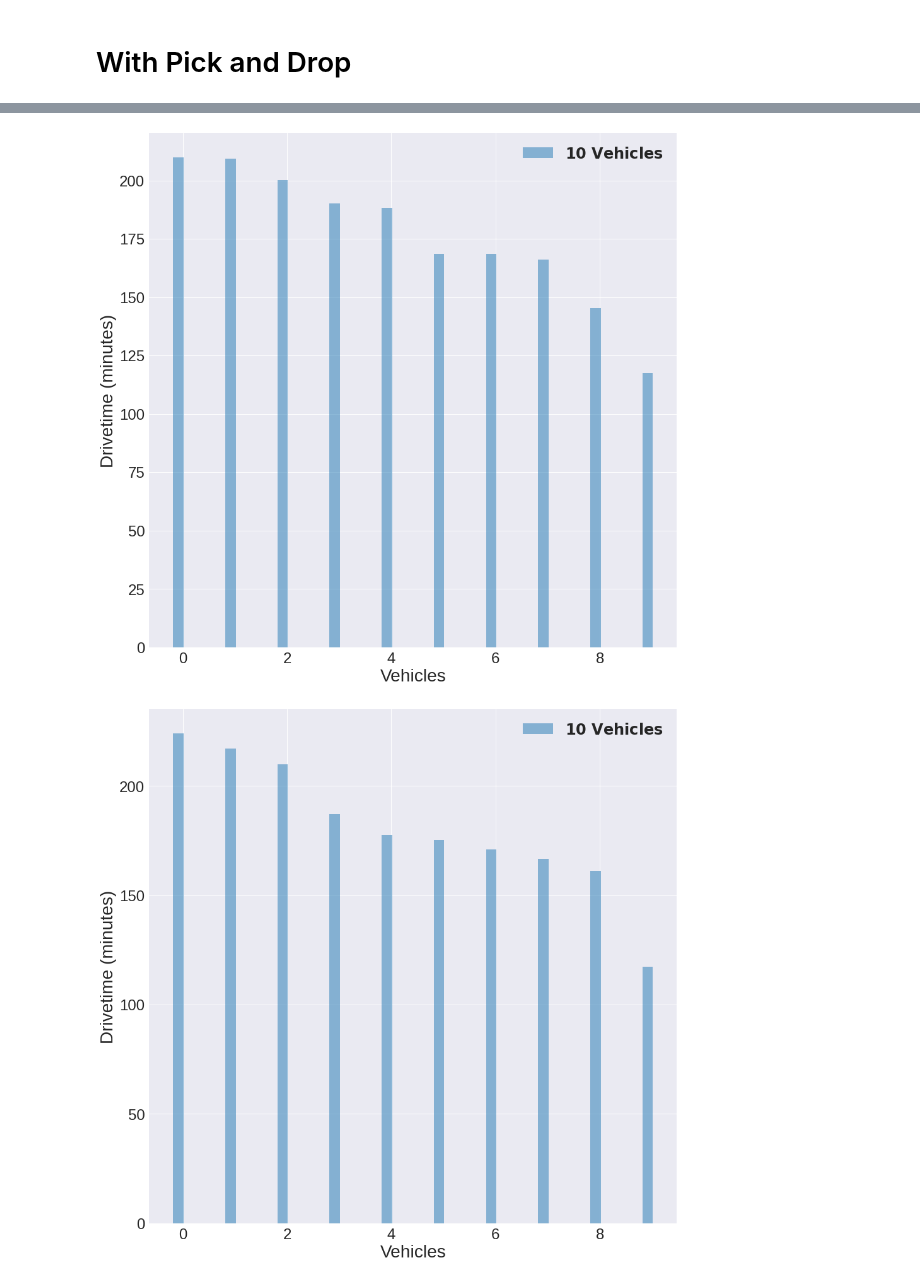
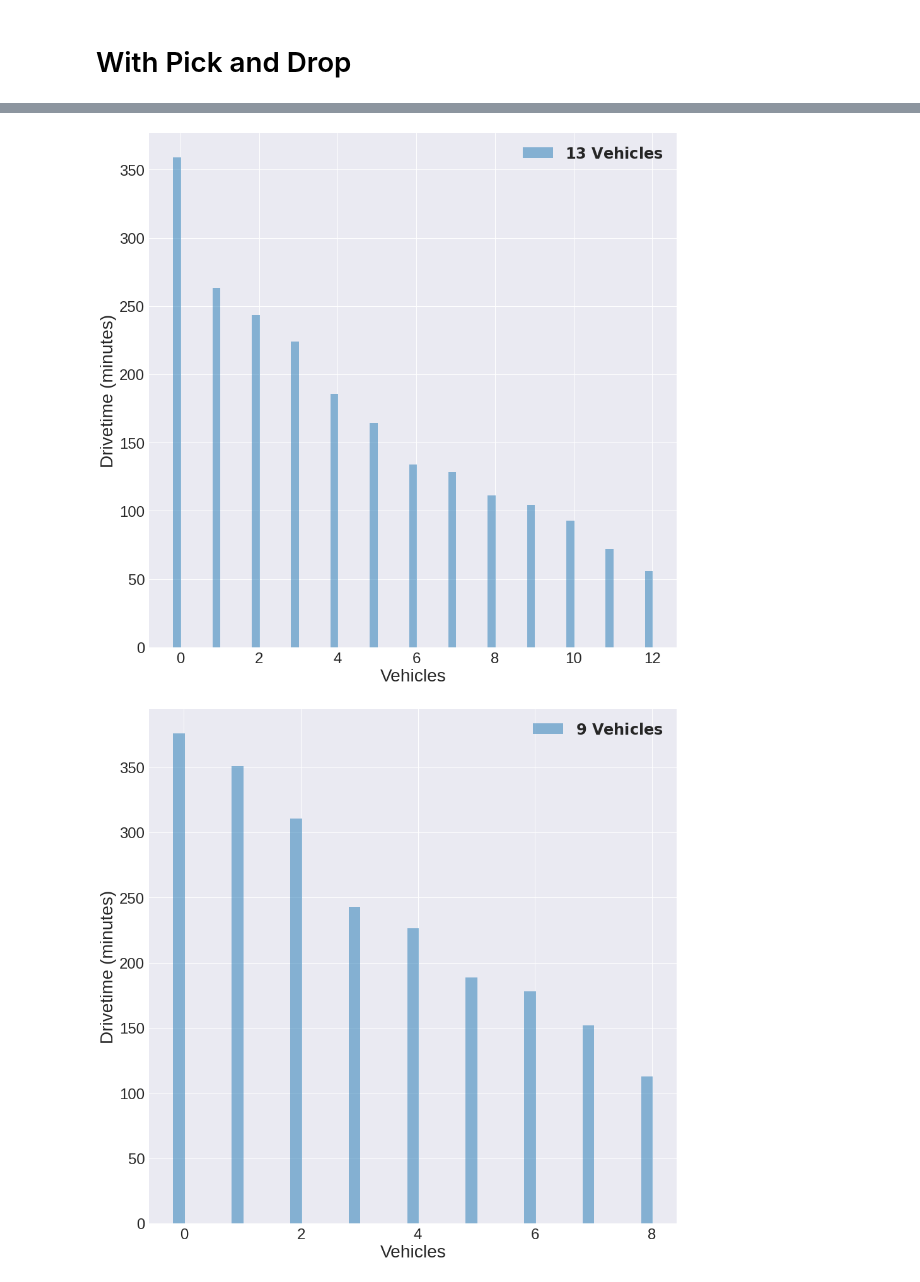
Before and after one commit to kallekj/Explorer, a Jupyter notebook: src/Pick_and_Drop_test.ipynb, the cells around one changed output, grey strips where cells are left out. Saved outputs shown, nothing was run; the diff lists cells and outputs as text; code cells hidden in the pictures.

Commit message:
Rerun of genetic algorithms completed

```diff
--- a/src/Pick_and_Drop_test.ipynb
+++ b/src/Pick_and_Drop_test.ipynb
@@ -31,7 +31,7 @@ import geopandas as gpd
 # https://stackoverflow.com/questions/40536560/ipython-and-jupyter-autocomplete-not-working#40544668
 api = "Tfmt6Sxyn-nfinSHUyUo3xmVDWdtwAUyh6C8Y3HTZhU"
 
-dataset = "UK50_1"
+dataset = "UK75_3"
 meta_data, distance_data, station_data = parse_UK_Data("../datasets/{}/{}.txt".format(dataset[:-2],dataset))
 
 station_coordinates = pd.read_csv('../datasets/{}/{}_coordinates.csv'.format(dataset[:-2],dataset), encoding='utf-8')
@@ -65,7 +65,7 @@ vehicles = initializeVehicles(startIndices=startNodeIndeces,vehicleData=vehicleD
 
 
 vehicleData_pick_and_drop = {"emptyWeights":[3000],"maxLoads":[3650],"fuelEmpty":[12],"fuelFull":[15]}
-vehicles_pick_and_drop = initializeVehicles(startIndices=startNodeIndeces,vehicleData=vehicleData_pick_and_drop,
+vehicles_pick_and_drop = initializeVehicles(startIndices=startNodeIndeces*2,vehicleData=vehicleData_pick_and_drop,
                                                             routingContext=routingContext)
 
 
@@ -78,7 +78,7 @@ translate_dict = {}
 for i,x in enumerate(endNodeIndeces):
     translate_dict[x] = 100+i
 initial_solution = cheapest_insertion_dict(locationNodeIndeces,vehicles,endNodeIndeces,routingContext)
-
+initial_solution_pick_and_drop = cheapest_insertion_dict(locationNodeIndeces,vehicles_pick_and_drop,endNodeIndeces,routingContext)
 
 
 cost_function_dict = {"distance_matrix":distance_matrix_here,"time_matrix":time_matrix_here,
@@ -95,7 +95,7 @@ data_model_input_multi_objective = {'routing_context':routingContext,'vehicles':
                                     'min_drivetime':min_allowed_drivetime_hours}
 
 data_model_input_multi_objective_pick_and_drop = {'routing_context':routingContext,'vehicles':vehicles_pick_and_drop,'end_points':endNodeIndeces,'pickup_points':locationNodeIndeces,
-                                    'initial_solution':initial_solution,
+                                    'initial_solution':initial_solution_pick_and_drop,
                                     'objective_amount':2,'objective_labels':['Total Fuel','Total Drive Time'],
                                     'constraint_amount':6,'number_of_cities':routingContext.distance_matrix.shape[0],
                                     'min_drivetime':min_allowed_drivetime_hours}
@@ -105,7 +105,7 @@ plot_data_storage_base = {'fitness':[], 'route_distance':[],'fuel_consumption':[
 
 amount_of_runs = 1
 amount_of_evaluations = 10000
-observer_update_interval = 60
+observer_update_interval = 1
 logpath = "parameter_data/{}".format(dataset)
 mutation_arange = np.arange(0.1,1,0.2)
 crossover_arange = np.arange(0.25,0.8,0.25)
@@ -238,10 +248,8 @@ from jmetal.util.density_estimator import CrowdingDistance
 from jmetal.util.ranking import FastNonDominatedRanking
 from jmetal.util.comparator import DominanceComparator, Comparator, MultiComparator
 
-parameters_NSGAIII = optimal_parameters["NSGAIII"]
 
-
-plot_data_NSGAIII = deepcopy(plot_data_storage_base)
+plot_data_NSGAIII_pick_and_drop = deepcopy(plot_data_storage_base)
 for x in range(amount_of_runs):
 
     problem_NSGAIII_pick_and_drop = VRP_pickup_and_drop(data_model_input_multi_objective_pick_and_drop)
@@ -261,15 +269,15 @@ for x in range(amount_of_runs):
     performance_observer_NSGAIII_pick_and_drop.maxEpochs=  amount_of_runs
     performance_observer_NSGAIII_pick_and_drop.currentEpoch =  x
 
-    algorithm_NSGAIII.observable.register(observer=performance_observer_NSGAIII)
-    algorithm_NSGAIII.run()
+    algorithm_NSGAIII_pick_and_drop.observable.register(observer=performance_observer_NSGAIII_pick_and_drop)
+    algorithm_NSGAIII_pick_and_drop.run()
 
-    solutions_NSGAIII = algorithm_NSGAIII.get_result()
-    front_NSGAIII = get_non_dominated_solutions(solutions_NSGAIII)
+    solutions_NSGAIII_pick_and_drop = algorithm_NSGAIII_pick_and_drop.get_result()
+    front_NSGAIII_pick_and_drop = get_non_dominated_solutions(solutions_NSGAIII_pick_and_drop)
 
-    store_plot_data(plot_data_NSGAIII,performance_observer_NSGAIII,front_NSGAIII[0])
+    store_plot_data(plot_data_NSGAIII_pick_and_drop,performance_observer_NSGAIII_pick_and_drop,front_NSGAIII_pick_and_drop[0])
 
 
 
-nsga3_numerical_path = get_numerical_path(front_NSGAIII[0].path,vehicles)
+nsga3_numerical_path_pick_and_drop = get_numerical_path(front_NSGAIII_pick_and_drop[0].path,vehicles_pick_and_drop)
 # %% [output]
@@ -322,21 +349,21 @@ plot_conv_curves(curves,lables)
 # %%
-ga_df = pd.DataFrame(plot_data_GA)
-ga_df["final_distance_to_origin"] =  [x[1]["distance_to_origin"][-1]for x in ga_df.iterrows()]
-routes = ga_df.sort_values(by = "final_distance_to_origin").head(1).paths.to_list()[0]
-ga_df["Parameter Group"] = 1
-ga_best = ga_df.head(1)
-plot_vehicle_drivetimes(ga_best,1)
+normal_df = pd.DataFrame(plot_data_NSGAIII)
+normal_df["final_distance_to_origin"] =  [x[1]["distance_to_origin"][-1]for x in normal_df.iterrows()]
+routes = normal_df.sort_values(by = "final_distance_to_origin").head(1).paths.to_list()[0]
+normal_df["Parameter Group"] = 1
+normal_best = normal_df.head(1)
+plot_vehicle_drivetimes(normal_best,1)
 # %% [output]
-[figure, old version]
+[figure, new version]
 # %%
-ibea_df = pd.DataFrame(plot_data_IBEA)
-ibea_df["final_distance_to_origin"] =  [x[1]["distance_to_origin"][-1]for x in ibea_df.iterrows()]
-routes = ibea_df.sort_values(by = "final_distance_to_origin").head(1).paths.to_list()[0]
-ibea_df["Parameter Group"] = 1
-ibea_best = ibea_df.head(1)
-plot_vehicle_drivetimes(ibea_best,1)
+pick_and_drop_df = pd.DataFrame(plot_data_NSGAIII_pick_and_drop)
+pick_and_drop_df["final_distance_to_origin"] =  [x[1]["distance_to_origin"][-1]for x in pick_and_drop_df.iterrows()]
+routes = pick_and_drop_df.sort_values(by = "final_distance_to_origin").head(1).paths.to_list()[0]
+pick_and_drop_df["Parameter Group"] = 1
+pick_and_drop_best = pick_and_drop_df.head(1)
+plot_vehicle_drivetimes(pick_and_drop_best,1)
 # %% [output]
-[figure, old version]
+[figure, new version]
 # %%
 import folium
 from folium import Choropleth, Circle, Marker,PolyLine
```
Also changed, not shown: parts of 10 cells of this notebook, 41 other files.
